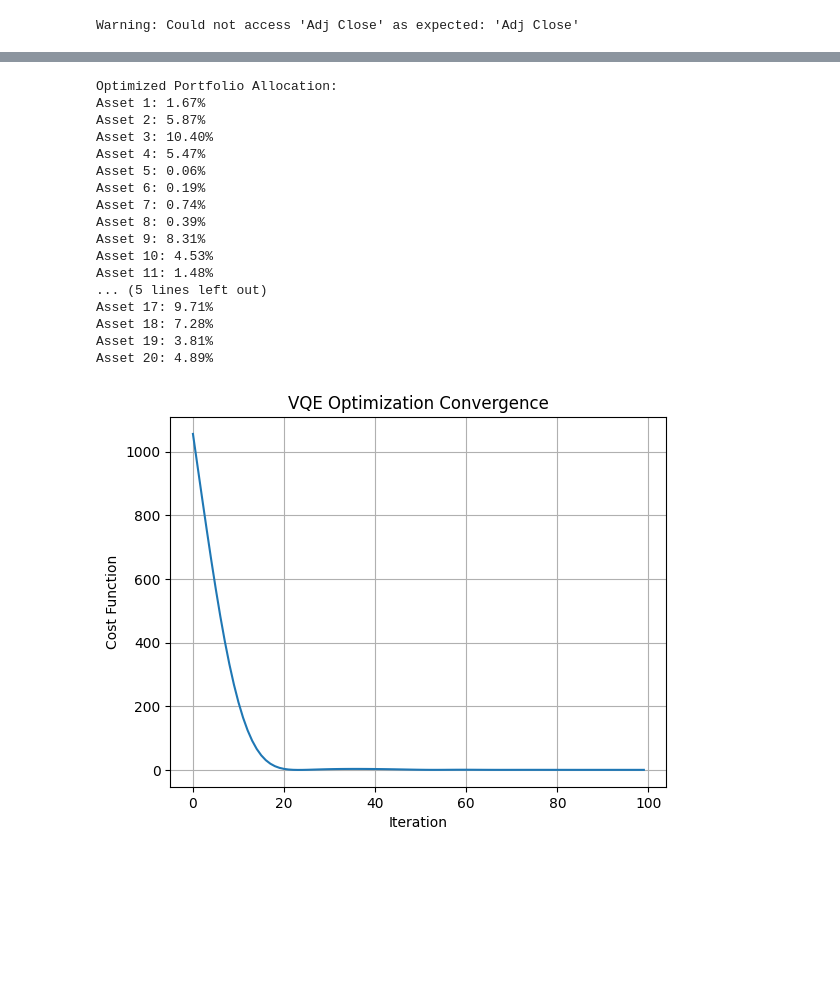
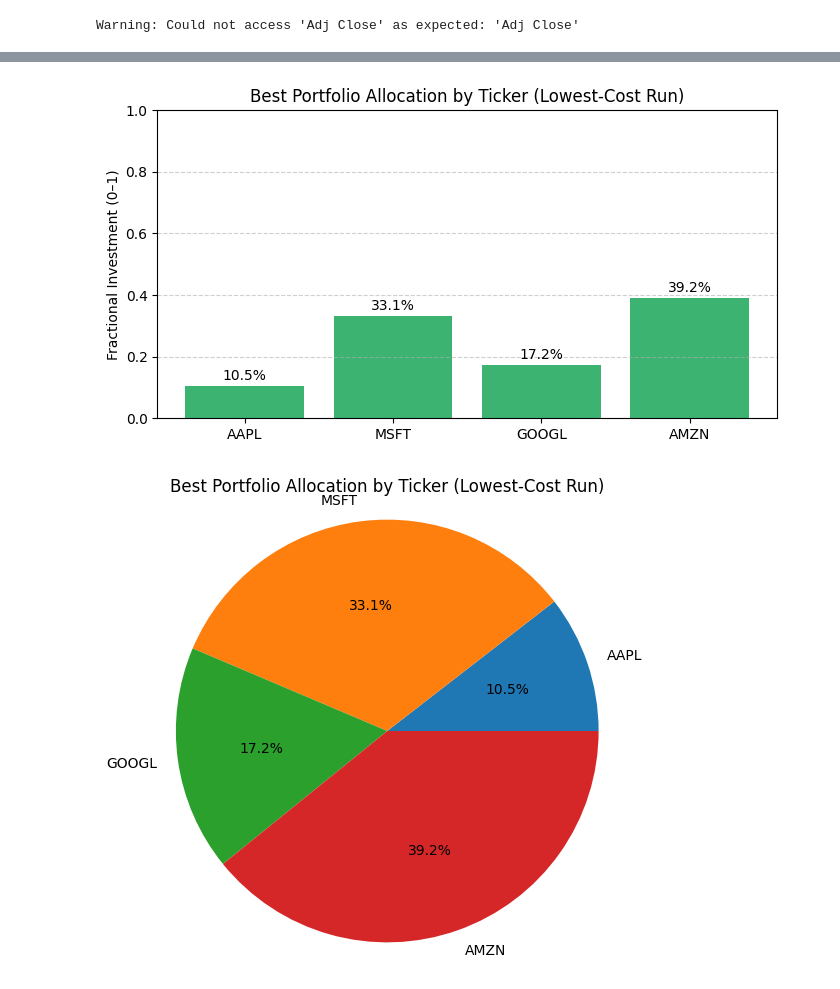
Before and after one commit to SidRichardsQuantum/VQE_Portfolio_Optimization, a Jupyter notebook: notebooks/Examples/Real_Example.ipynb, the cells around one changed output, grey strips where cells are left out. Cells and saved outputs as stored; diff of their text form; code cells hidden in the pictures; blank space fills up the shorter version.

```diff
--- a/notebooks/Examples/Real_Example.ipynb
+++ b/notebooks/Examples/Real_Example.ipynb
@@ -82,34 +94,35 @@ Step 90 | Cost: -0.1306
 # %%
-weights = weights_from_thetas(thetas)
-weights = weights / np.sum(weights)  # Normalize
+qubits_per_asset = len(best_weights) // len(tickers)
+n_assets = len(tickers)
 
-print("Optimized Portfolio Allocation:")
-for i, w in enumerate(weights):
-    print(f"Asset {i+1}: {float(w)*100:.2f}%")
+aggregated_weights = []
+
+for i in range(n_assets):
+    start = i * qubits_per_asset
+    end = (i + 1) * qubits_per_asset
+    total_weight = np.sum(best_weights[start:end])
+    aggregated_weights.append(total_weight)
+
+aggregated_weights = np.array(aggregated_weights)
+aggregated_weights = aggregated_weights / np.sum(aggregated_weights)
+
+# Plot bar chart
+plt.figure(figsize=(8, 4))
+plt.bar(tickers, aggregated_weights, color='mediumseagreen')
+plt.title("Best Portfolio Allocation by Ticker (Lowest-Cost Run)")
+plt.ylabel("Fractional Investment (0–1)")
+plt.ylim(0, 1)
+plt.grid(axis='y', linestyle='--', alpha=0.6)
+for i, w in enumerate(aggregated_weights):
+    plt.text(i, w + 0.02, f"{w * 100:.1f}%", ha='center', fontsize=10)
+plt.show()
+
+# Plot pie chart
+plt.figure(figsize=(6, 6))
+plt.pie(aggregated_weights, labels=tickers, autopct='%1.1f%%')
+plt.title("Best Portfolio Allocation by Ticker (Lowest-Cost Run)")
+plt.axis("equal")
+plt.show()
 # %% [output]
-Optimized Portfolio Allocation:
-Asset 1: 1.67%
-Asset 2: 5.87%
-Asset 3: 10.40%
-Asset 4: 5.47%
-Asset 5: 0.06%
-Asset 6: 0.19%
-Asset 7: 0.74%
-Asset 8: 0.39%
-Asset 9: 8.31%
-Asset 10: 4.53%
-Asset 11: 1.48%
-... (5 lines left out)
-Asset 17: 9.71%
-Asset 18: 7.28%
-Asset 19: 3.81%
-Asset 20: 4.89%
+[figure, added]
+[figure, added]
-# %%
-plt.plot(range(steps), costs)
-plt.title("VQE Optimization Convergence")
-plt.xlabel("Iteration")
-plt.ylabel("Cost Function")
-plt.grid(True)
-plt.show()
-# %% [output]
-[figure, removed]
```
Also changed, not shown: parts of 5 cells of this notebook, 1 other file.
